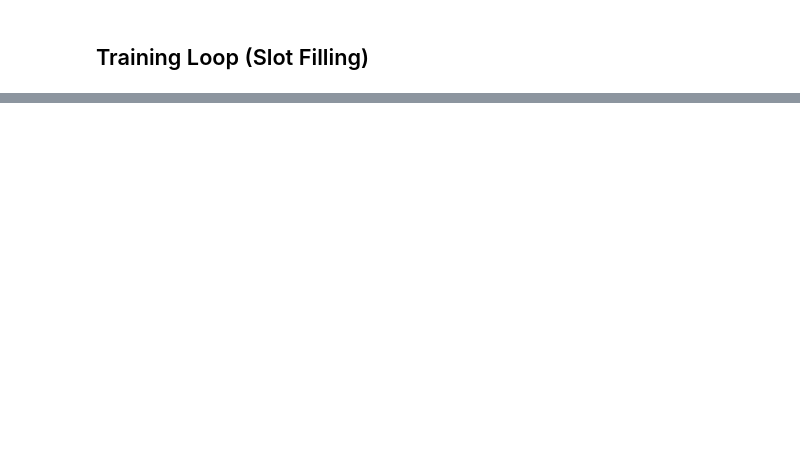
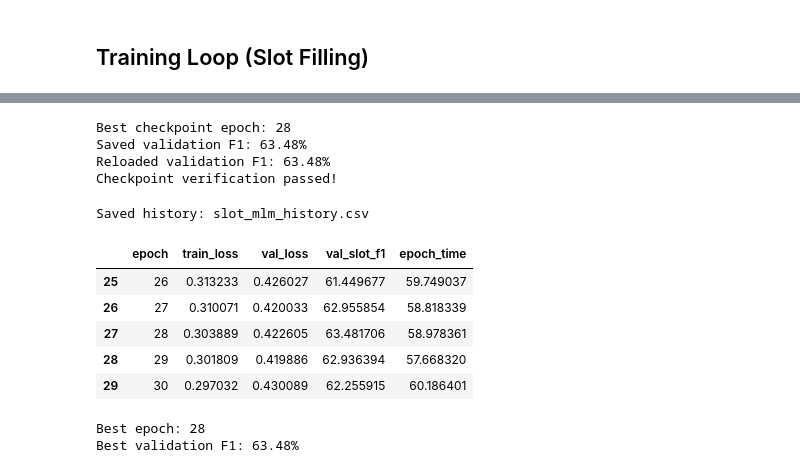
Before and after one commit to IAmGreyBunny/SC4002-Lab-Assignment, a Jupyter notebook: slot-extraction.ipynb, the cells around one changed output, grey strips where cells are left out. Cells and saved outputs as stored; diff of their text form; code cells hidden in the pictures; blank space fills up the shorter version.

```diff
--- a/slot-extraction.ipynb
+++ b/slot-extraction.ipynb
@@ -1144,0 +1698,73 @@ Slot filling training is not implemented yet; skipping.
+# %%
+checkpoint = torch.load(
+    BEST_SLOT_PATH,
+    map_location=device,
+    weights_only=True
+)
+
+slot_model.load_state_dict(
+    checkpoint["model_state_dict"]
+)
+
+slot_model.eval()
+
+val_loss, val_metrics = evaluate_slot(
+    slot_model,
+    val_joint_loader,
+    slot_criterion,
+    device
+)
+
+print("Best checkpoint epoch:", checkpoint["epoch"])
+print(f"Saved validation F1: {checkpoint['val_f1']:.2f}%")
+print(f"Reloaded validation F1: {val_metrics['f1']:.2f}%")
+
+assert abs(
+    checkpoint["val_f1"] - val_metrics["f1"]
+) < 1e-5
+
+print("Checkpoint verification passed!")
+# %% [output]
+Best checkpoint epoch: 28
+Saved validation F1: 63.48%
+Reloaded validation F1: 63.48%
+Checkpoint verification passed!
+# %%
+import pandas as pd
+import os
+
+results_df = pd.DataFrame({
+    "epoch": range(1, len(history["train_loss"]) + 1),
+    "train_loss": history["train_loss"],
+    "val_loss": history["val_loss"],
+    "val_slot_f1": history["val_f1"],
+    "epoch_time": history["epoch_time"]
+})
+
+history_filename = (
+    "slot_mlm_history.csv"
+    if USE_MLM
+    else "slot_no_mlm_history.csv"
+)
+
+results_df.to_csv(
+    os.path.join(MODEL_FOLDER, history_filename),
+    index=False
+)
+
+print("Saved history:", history_filename)
+
+display(results_df.tail())
+
+print("Best epoch:", best_epoch)
+print(f"Best validation F1: {best_val_f1:.2f}%")
+# %% [output]
+Saved history: slot_mlm_history.csv
+|  | epoch | train_loss | val_loss | val_slot_f1 | epoch_time |
+| 25 | 26 | 0.313233 | 0.426027 | 61.449677 | 59.749037 |
+| 26 | 27 | 0.310071 | 0.420033 | 62.955854 | 58.818339 |
+| 27 | 28 | 0.303889 | 0.422605 | 63.481706 | 58.978361 |
+| 28 | 29 | 0.301809 | 0.419886 | 62.936394 | 57.668320 |
+| 29 | 30 | 0.297032 | 0.430089 | 62.255915 | 60.186401 |
+Best epoch: 28
+Best validation F1: 63.48%
```
Also changed, not shown: parts of 24 cells of this notebook.
